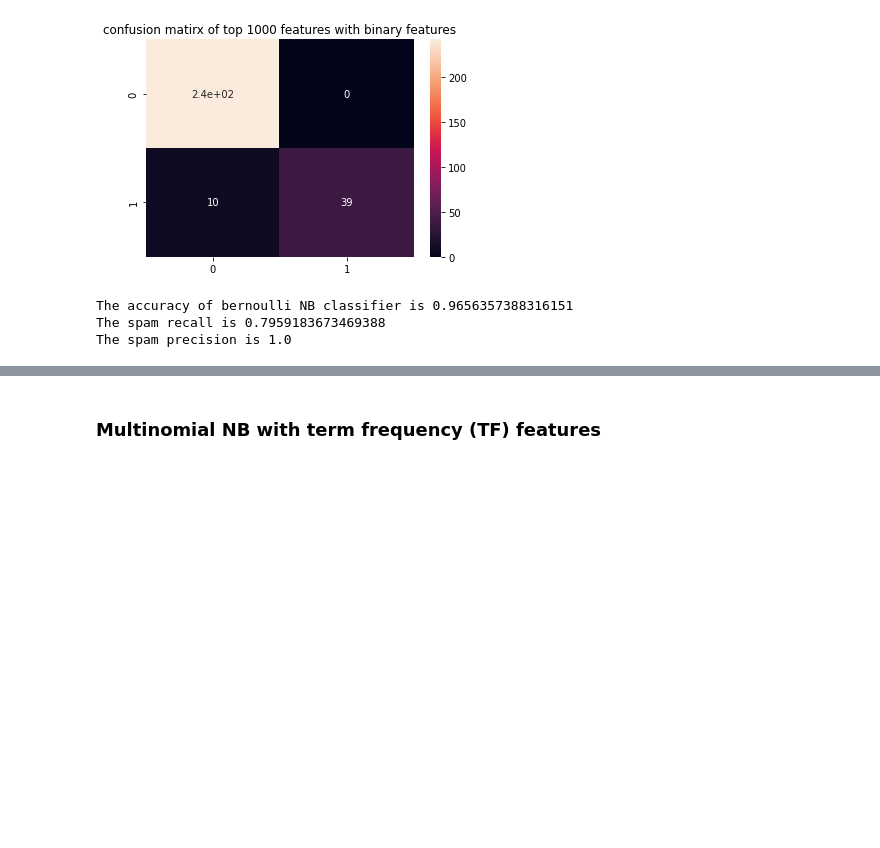
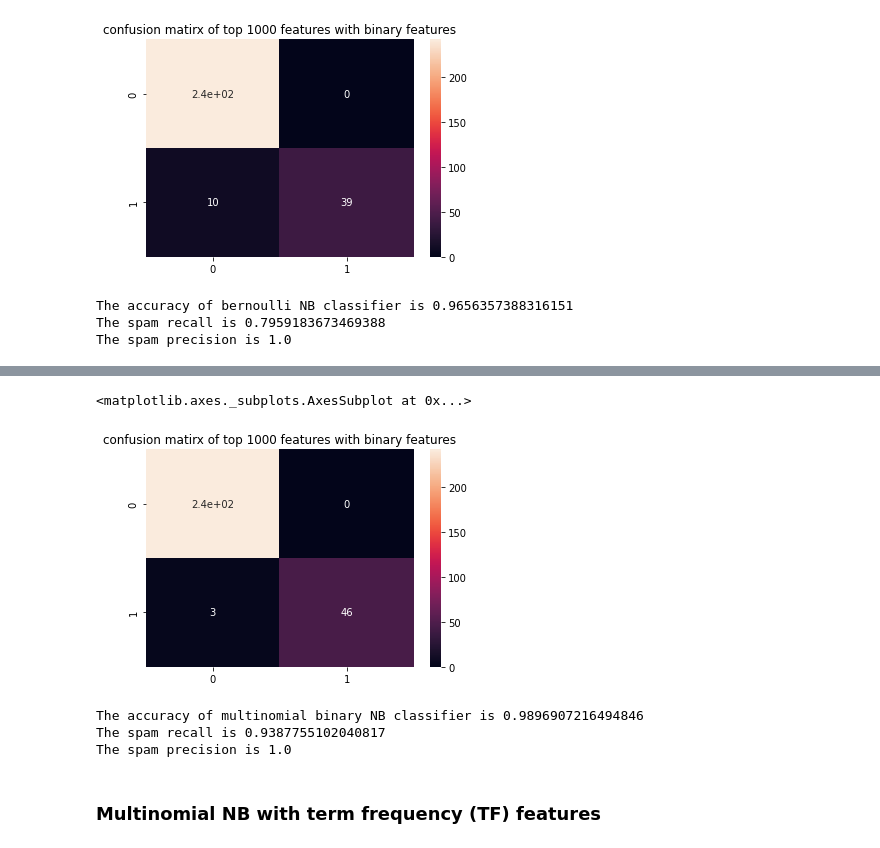
Before and after one commit to yeb2Binfang/ECE-GY-9163-ML-cyber, a Jupyter notebook: Lab/MLSec_Lab1.ipynb, the cells around one changed output, grey strips where cells are left out. Cells and saved outputs as stored; diff of their text form; code cells hidden in the pictures; blank space fills up the shorter version.

```diff
--- a/Lab/MLSec_Lab1.ipynb
+++ b/Lab/MLSec_Lab1.ipynb
@@ -599,3 +683,26 @@ The spam precision is 1.0
+# %%
+test_data_1000_binary_feature_multinomial_pred_result = []
+for email in test_data_1000_binary_feature_list:
+  test_data_1000_binary_feature_multinomial_pred_result.append(multinomialNBWithBinary(top_1000_IG_words, email[0:999], count_spam, count_ham, spam_word_count, ham_word_count))
+# %%
+cf_matrix = confusion_matrix(test_data_1000_binary_feature_true_label, test_data_1000_binary_feature_multinomial_pred_result)
+plt.title("confusion matirx of top 1000 features with binary features")
+sns.heatmap(cf_matrix, annot=True)
+# %% [output]
+<matplotlib.axes._subplots.AxesSubplot at 0x...>
+[figure, added]
+# %%
+acc_top_1000_multinomial_binary = accuracy_score(test_data_1000_binary_feature_true_label, test_data_1000_binary_feature_multinomial_pred_result)
+recall_top_1000_multinomial_binary = recall_score(test_data_1000_binary_feature_true_label, test_data_1000_binary_feature_multinomial_pred_result, average='binary')
+precision_top_1000_multinomial_binary = precision_score(test_data_1000_binary_feature_true_label, test_data_1000_binary_feature_multinomial_pred_result, average='binary')
+
+print("The accuracy of multinomial binary NB classifier is {}".format(acc_top_1000_multinomial_binary))
+print("The spam recall is {}".format(recall_top_1000_multinomial_binary ))
+print("The spam precision is {}".format(precision_top_1000_multinomial_binary))
+# %% [output]
+The accuracy of multinomial binary NB classifier is 0.9896907216494846
+The spam recall is 0.9387755102040817
+The spam precision is 1.0
 # %% [markdown]
 ### Multinomial NB with term frequency (TF) features
 # %% [markdown]
```
Also changed, not shown: parts of 12 cells of this notebook.
